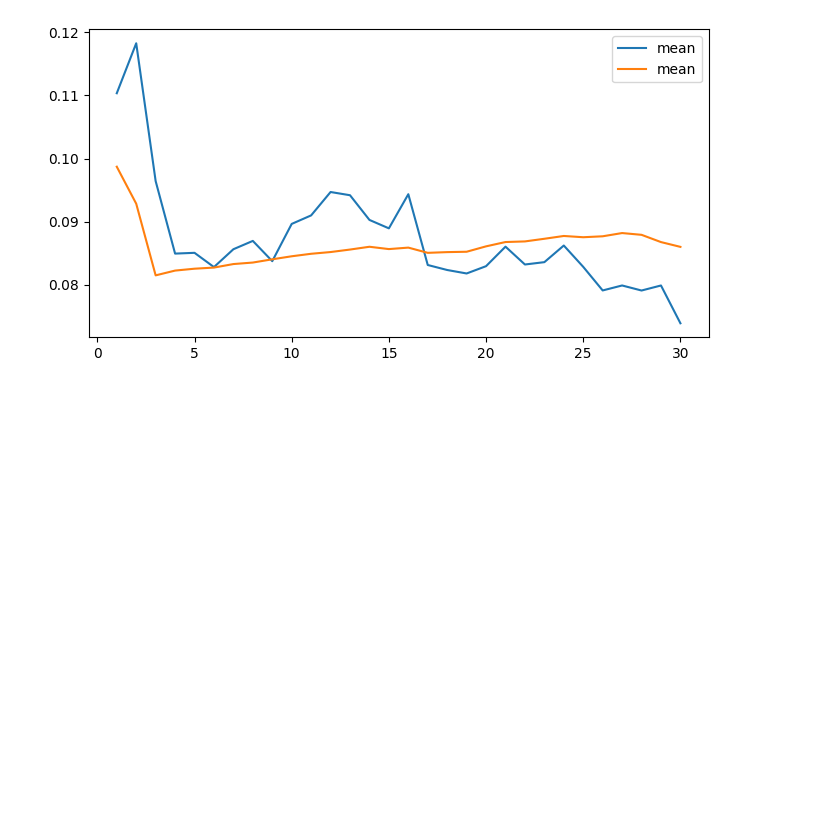
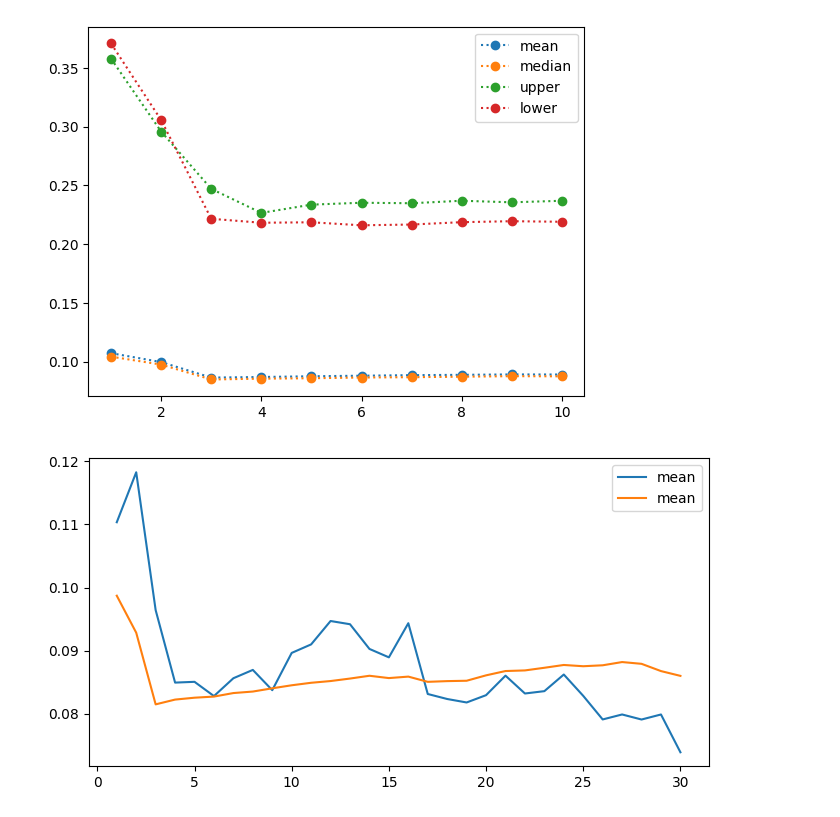
Before and after one commit to alexliap/moirai_explore, a Jupyter notebook: bench_backtesting.ipynb, the cells around one changed output. Saved outputs shown, nothing was run; the diff lists cells and outputs as text; code cells hidden in the pictures; blank space fills up the shorter version.

```diff
--- a/bench_backtesting.ipynb
+++ b/bench_backtesting.ipynb
@@ -20,36 +20,41 @@ it_data_23_24 = it_data_23_24.set_index('DateUTC')
 # %%
 from uni2ts.alex.common.benchmark_func import *
 # %%
-def get_metrics_v2(model_folder: str):
+def get_metrics_v2(model_folder: str, data: pd.DataFrame):
     metrics = {"mean": [], "median": [], "lower_0025": [], "upper_0975": []}
-    for i in range(1, 31):
+    for i in range(1, 11):
+        print(i)
         model, test_data = get_model_data(
                                 model_folder=model_folder,
                                 prediction_lenght=168,
                                 num_of_weeks=i,
                                 data=data,
                                 patch_size="auto",
-                                num_samples=500,
+                                num_samples=20,
                             )
 
         forecast_samples, target_values = get_eval_foreasts(model, test_data)
 
+        # absolute error of the average forecast of each time step
         mean_error_ts = (np.mean(forecast_samples, axis=1).flatten() - target_values.flatten())/target_values.flatten()
         mean_error_ts = np.abs(mean_error_ts)
 
+        # absolute error of the median forecast of each time step
         median_error_ts = (np.quantile(forecast_samples, 0.5, axis=1).flatten() - target_values.flatten())/target_values.flatten()
         median_error_ts = np.abs(median_error_ts)
 
+        # absolute error of the 97.5th percentile forecast of each time step
         upper_error_ts = (np.quantile(forecast_samples, 0.975, axis=1).flatten() - target_values.flatten())/target_values.flatten()
         upper_error_ts = np.abs(upper_error_ts)
 
+        # absolute error of the 2.5th percentile forecast of each time step
         lower_error_ts = (np.quantile(forecast_samples, 0.025, axis=1).flatten() - target_values.flatten())/target_values.flatten()
         lower_error_ts = np.abs(lower_error_ts)
 
-        metrics['mean'].append(np.mean(median_error_ts))
-        metrics['median'].append(np.mean(median_error_ts))
-        metrics['lower_0025'].append(np.mean(lower_error_ts))
-        metrics['upper_0975'].append(np.mean(upper_error_ts))
+        metrics['mean'].append(mean_error_ts)
+        metrics['median'].append(median_error_ts)
+        metrics['lower_0025'].append(lower_error_ts)
+        metrics['upper_0975'].append(upper_error_ts)
 
     return metrics
 # %%
@@ -71,10 +76,10 @@ def get_metrics_v2(model_folder: str):
 # %%
 data = it_data_23_24
 
-model_folder = "outputs/finetune/moirai_small/1st_run/checkpoints/it_load_data_train_"
+# model_folder = "outputs/finetune/moirai_small/1st_run/checkpoints/it_load_data_train_"
 # backtesting_with_refit = get_metrics(model_folder, prediction_lenght=7*24,
 #                                      data=data, metric="MAPE", quantiles=[0.05, 0.5, 0.95], num_samples=200)
-backtesting_with_refit = get_metrics_v2(model_folder)
+# backtesting_with_refit = get_metrics_v2(model_folder)
 
 # model_folder = "outputs/finetune/moirai_small/2nd_run/checkpoints/it_load_data_train_"
 # refit_1_pass =  get_run_metrics(model_folder, data, "MAPE")
@@ -85,4 +90,4 @@ backtesting_with_refit = get_metrics_v2(model_folder)
 model_folder = "pretrained"
 # pretrained = get_metrics(model_folder, prediction_lenght=7*24,
 #                          data=data, metric="MAPE", quantiles=[0.05, 0.5, 0.95], num_samples=200)
-pretrained = get_metrics_v2(model_folder)
+pretrained = get_metrics_v2(model_folder, data)
@@ -96,4 +112,21 @@ backtesting_with_refit = pd.DataFrame.from_dict(backtesting_with_refit)
 pretrained = pd.DataFrame.from_dict(pretrained)
+# %%
+# MAPE of the average forecast
+plt.errorbar(x=range(1, 11), y=[np.mean(ts) for ts in pretrained['mean'].tolist()],
+             ecolor='red', barsabove=True, linestyle='dotted', marker='o', errorevery=2, label="mean")
+# MAPE of the median forecast
+plt.errorbar(x=range(1, 11), y=[np.mean(ts) for ts in pretrained['median'].tolist()],
+             ecolor='red', barsabove=True, linestyle='dotted', marker='o', errorevery=2, label="median")
+# MAPE of the 97.5th percentile forecast
+plt.errorbar(x=range(1, 11), y=[np.mean(ts) for ts in pretrained['upper_0975'].tolist()],
+             ecolor='red', barsabove=True, linestyle='dotted', marker='o', errorevery=2, label="upper")
+# MAPE of the 2.5th percentile forecast
+plt.errorbar(x=range(1, 11), y=[np.mean(ts) for ts in pretrained['lower_0025'].tolist()],
+             ecolor='red', barsabove=True, linestyle='dotted', marker='o', errorevery=2, label="lower")
+
+plt.legend();
+# %% [output]
+[figure, added]
 # %%
 plt.figure(figsize=(8, 4))
 plt.plot(
```
Also changed, not shown: parts of 2 cells of this notebook.
